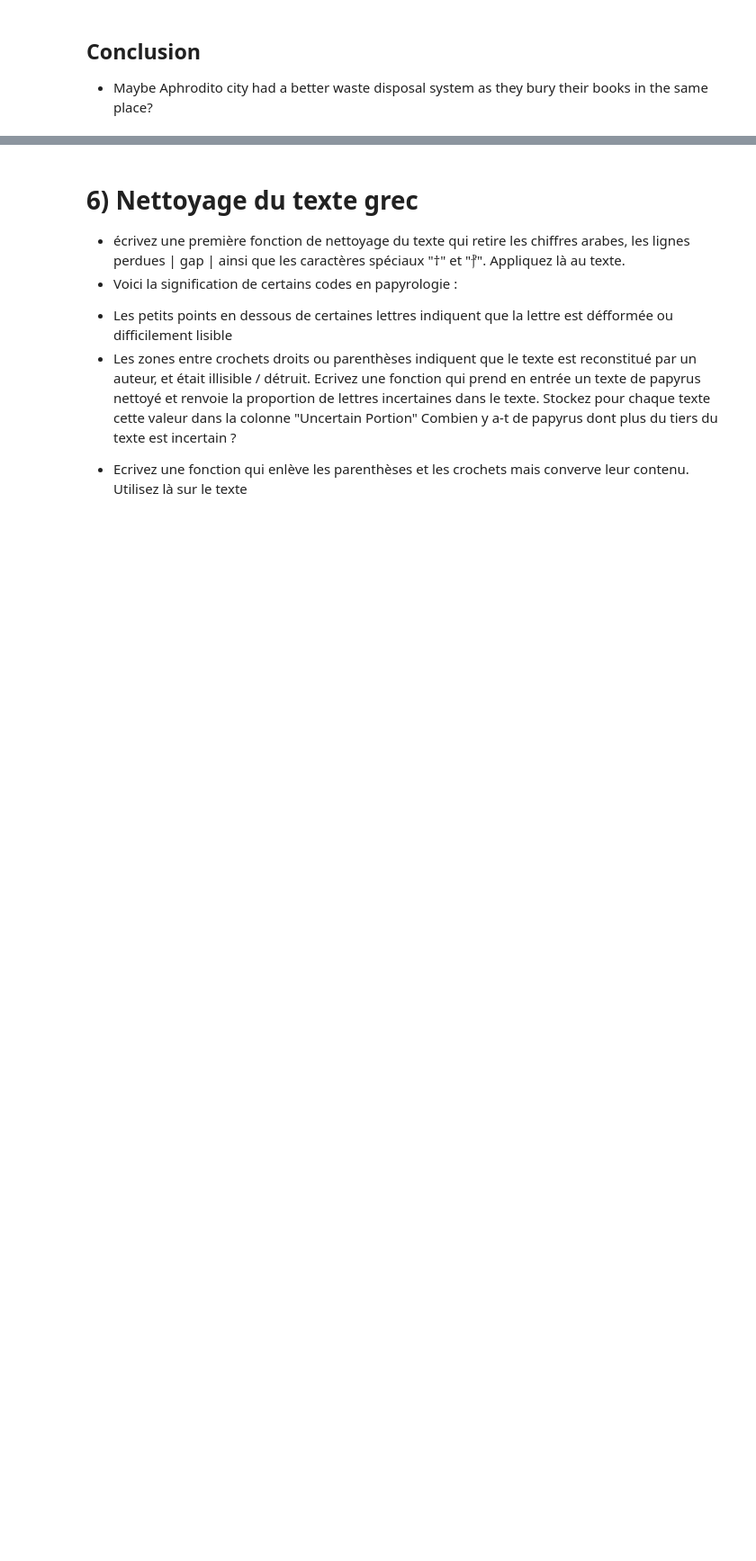
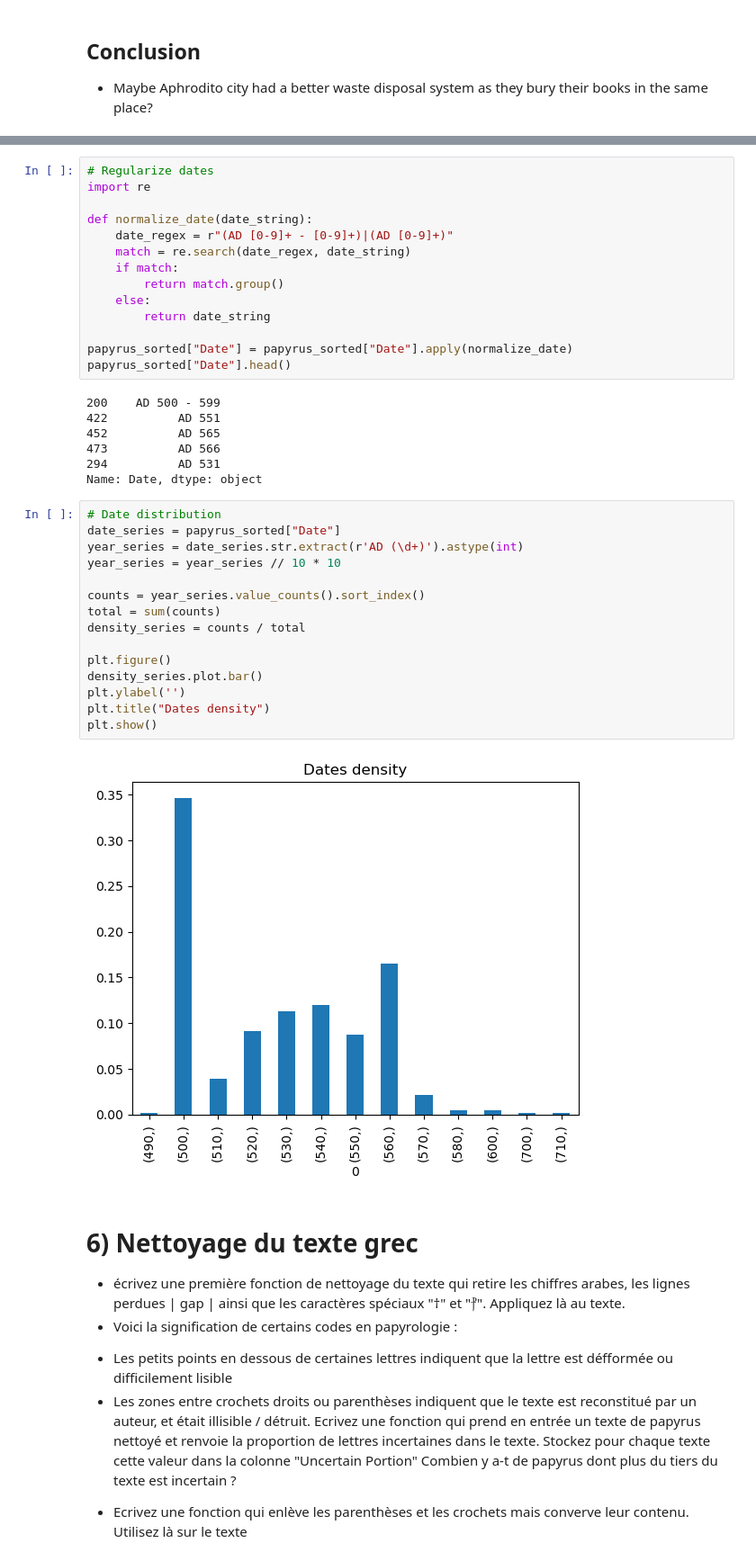
Before and after one commit to CourantEnCourant/INALCO_Inalco_M2_langage_de_scripts_2024_eleves, a Jupyter notebook: scripts/project2.ipynb, the cells around one changed output, grey strips where cells are left out. Shown at 90% size. Drawn from its saved outputs; the diff is of its cells as text; blank space fills up the shorter version.

```diff
--- a/scripts/project2.ipynb
+++ b/scripts/project2.ipynb
@@ -231,3 +233,41 @@ plt.show()
+# %%
+# Regularize dates
+import re
+
+def normalize_date(date_string):
+    date_regex = r"(AD [0-9]+ - [0-9]+)|(AD [0-9]+)"
+    match = re.search(date_regex, date_string)
+    if match:
+        return match.group()
+    else:
+        return date_string
+
+papyrus_sorted["Date"] = papyrus_sorted["Date"].apply(normalize_date)
+papyrus_sorted["Date"].head()
+# %% [output]
+200    AD 500 - 599
+422          AD 551
+452          AD 565
+473          AD 566
+294          AD 531
+Name: Date, dtype: object
+# %%
+# Date distribution
+date_series = papyrus_sorted["Date"]
+year_series = date_series.str.extract(r'AD (\d+)').astype(int)
+year_series = year_series // 10 * 10
+
+counts = year_series.value_counts().sort_index()
+total = sum(counts)
+density_series = counts / total
+
+plt.figure()
+density_series.plot.bar()
+plt.ylabel('')
+plt.title("Dates density")
+plt.show()
+# %% [output]
+[figure, added]
 # %% [markdown]
 # 6) Nettoyage du texte grec
 
```
Also changed, not shown: parts of 5 cells of this notebook.
